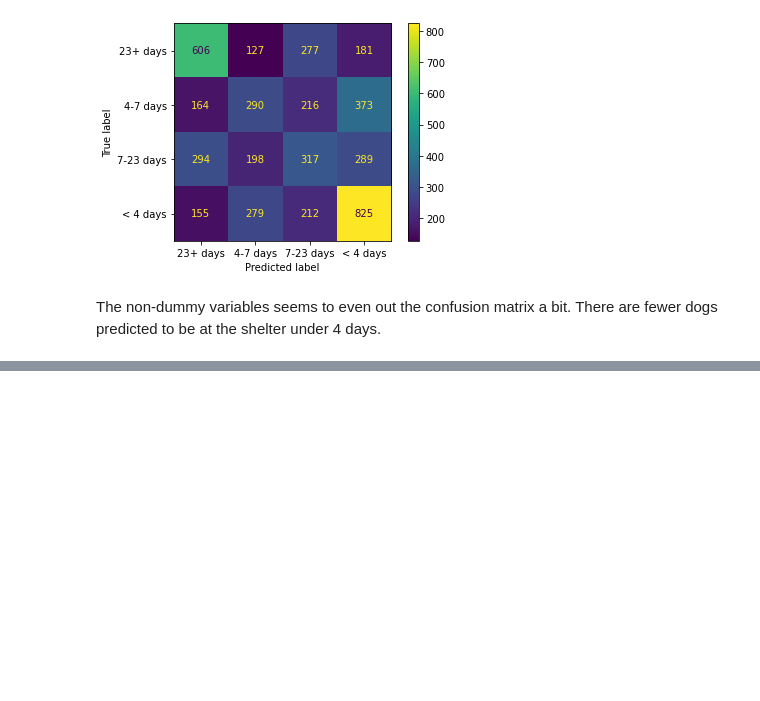
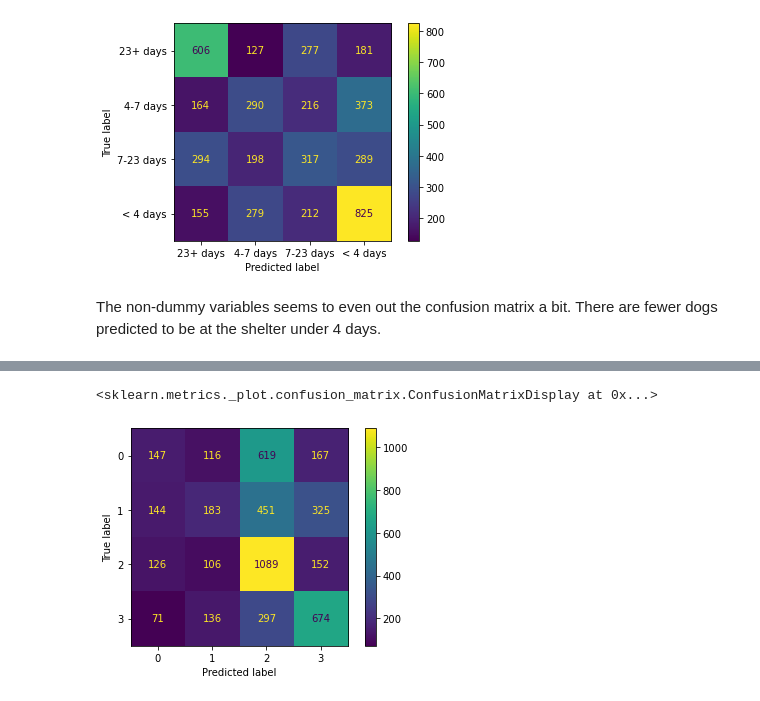
Before and after one commit to amandawhite013/CapstoneTwo, a Jupyter notebook: Preprocessing_and_Modeling.ipynb, the cells around one changed output, grey strips where cells are left out. Saved outputs shown, nothing was run; the diff lists cells and outputs as text; code cells hidden in the pictures; blank space fills up the shorter version.

Commit message:
added logistic regression

```diff
--- a/Preprocessing_and_Modeling.ipynb
+++ b/Preprocessing_and_Modeling.ipynb
@@ -363,0 +370,11 @@ The non-dummy variables seems to even out the confusion matrix a bit. There are
+# %%
+#encoding categories for logistic regression
+from sklearn import preprocessing
+le = preprocessing.LabelEncoder()
+
+x = x_df
+y = df[['time_in_shelter_binned']]
+y = le.fit_transform(y).reshape(-1, 1)
+print(x.shape, y.shape)
+
+x_train, x_test, y_train, y_test = train_test_split(x, y, test_size =.3, random_state=1) #resplit with encoded y
@@ -363,0 +383,7 @@ The non-dummy variables seems to even out the confusion matrix a bit. There are
+# %%
+from sklearn.linear_model import LogisticRegression
+lg = LogisticRegression(random_state=1, multi_class='multinomial')
+lg = lg.fit(x_train, y_train)
+
+y_pred = lg.predict(x_test)
+lg.score(x_test, y_test)
@@ -363,0 +399,5 @@ The non-dummy variables seems to even out the confusion matrix a bit. There are
+# %%
+plot_confusion_matrix(lg, x_test, y_test)
+# %% [output]
+<sklearn.metrics._plot.confusion_matrix.ConfusionMatrixDisplay at 0x...>
+[figure, added]
```
Also changed, not shown: parts of 16 cells of this notebook.
